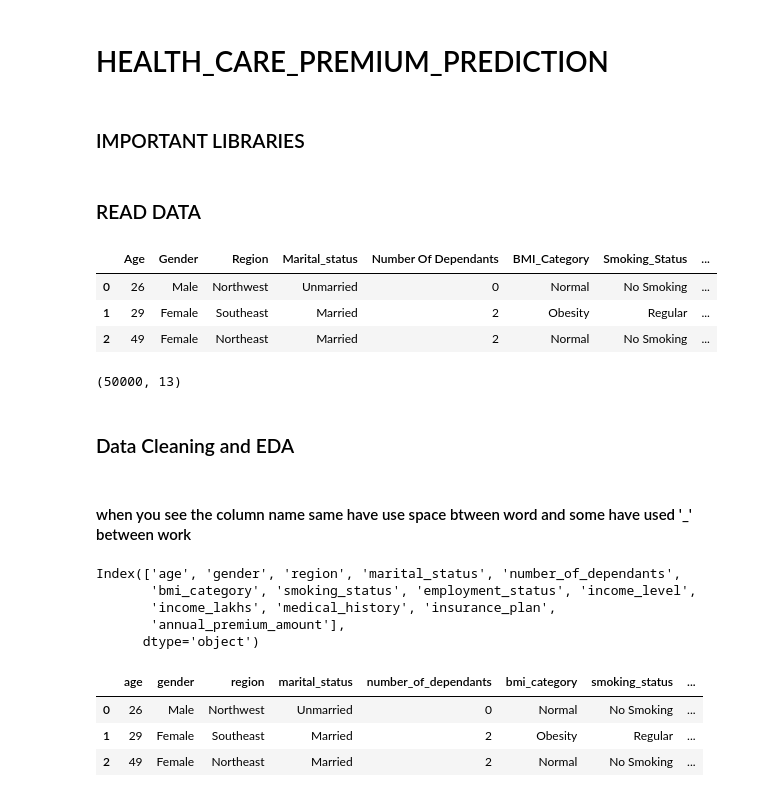
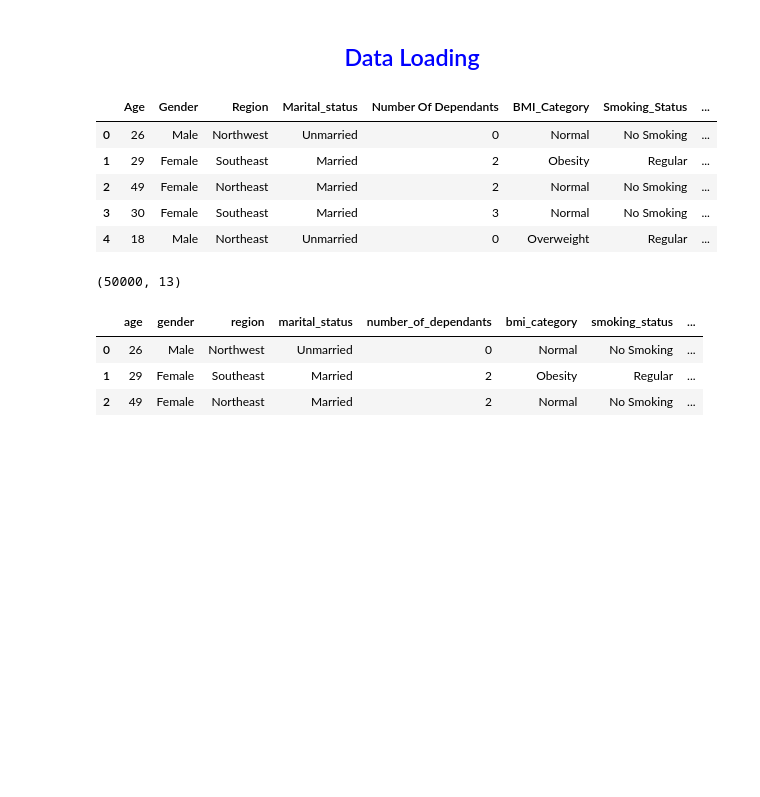
Before and after one commit to RudyMontoo/Health-Care-Premium-Prediction, a Jupyter notebook: premium_prediction/ml_premium_prediction.ipynb, the cells around one changed output. Cells and saved outputs as stored; diff of their text form; code cells hidden in the pictures; blank space fills up the shorter version.

```diff
--- a/premium_prediction/ml_premium_prediction.ipynb
+++ b/premium_prediction/ml_premium_prediction.ipynb
@@ -1,5 +1 @@
-# %% [markdown]
-# HEALTH_CARE_PREMIUM_PREDICTION
-# %% [markdown]
-### IMPORTANT LIBRARIES
 # %%
@@ -12,30 +8,24 @@ from sklearn.metrics import r2_score, mean_squared_error, mean_absolute_error
 from statsmodels.stats.outliers_influence import variance_inflation_factor
 from sklearn.model_selection import train_test_split, cross_val_score
 from sklearn.model_selection import GridSearchCV, RandomizedSearchCV, train_test_split
-# %% [markdown]
-### READ DATA
+# %% [markdown]
+<h2 align="center" style="color:blue">Data Loading</h2>
 # %%
-df=pd.read_csv("premiums.csv")
-df.head(3)
+
+
+df = pd.read_csv("premiums.csv")
+
+# Display the first few rows
+df.head()
 # %% [output]
 |  | Age | Gender | Region | Marital_status | Number Of Dependants | BMI_Category | Smoking_Status | ... |
 | 0 | 26 | Male | Northwest | Unmarried | 0 | Normal | No Smoking | ... |
 | 1 | 29 | Female | Southeast | Married | 2 | Obesity | Regular | ... |
 | 2 | 49 | Female | Northeast | Married | 2 | Normal | No Smoking | ... |
+| 3 | 30 | Female | Southeast | Married | 3 | Normal | No Smoking | ... |
+| 4 | 18 | Male | Northeast | Unmarried | 0 | Overweight | Regular | ... |
 # %%
 df.shape
 # %% [output]
 (50000, 13)
-# %% [markdown]
-### Data Cleaning  and EDA
-# %% [markdown]
-#### when you see the column name same have use space btween word and some have used '_' between work
-# %%
-df.columns
-# %% [output]
-Index(['age', 'gender', 'region', 'marital_status', 'number_of_dependants',
-       'bmi_category', 'smoking_status', 'employment_status', 'income_level',
-       'income_lakhs', 'medical_history', 'insurance_plan',
-       'annual_premium_amount'],
-      dtype='object')
 # %%
```
Also changed, not shown: parts of 158 cells of this notebook, 13 other files.
